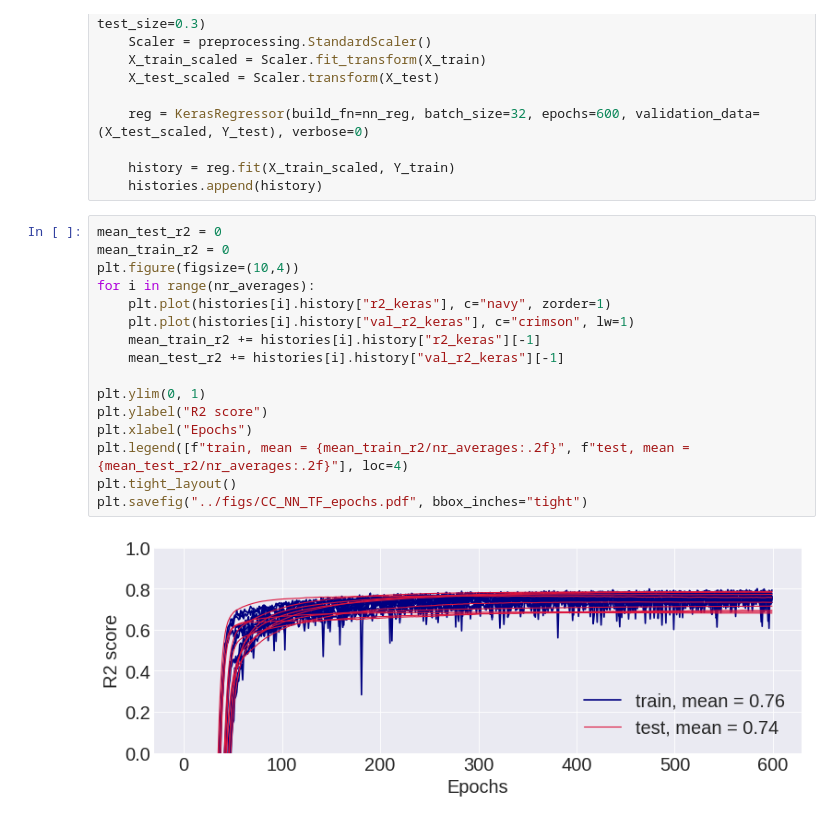
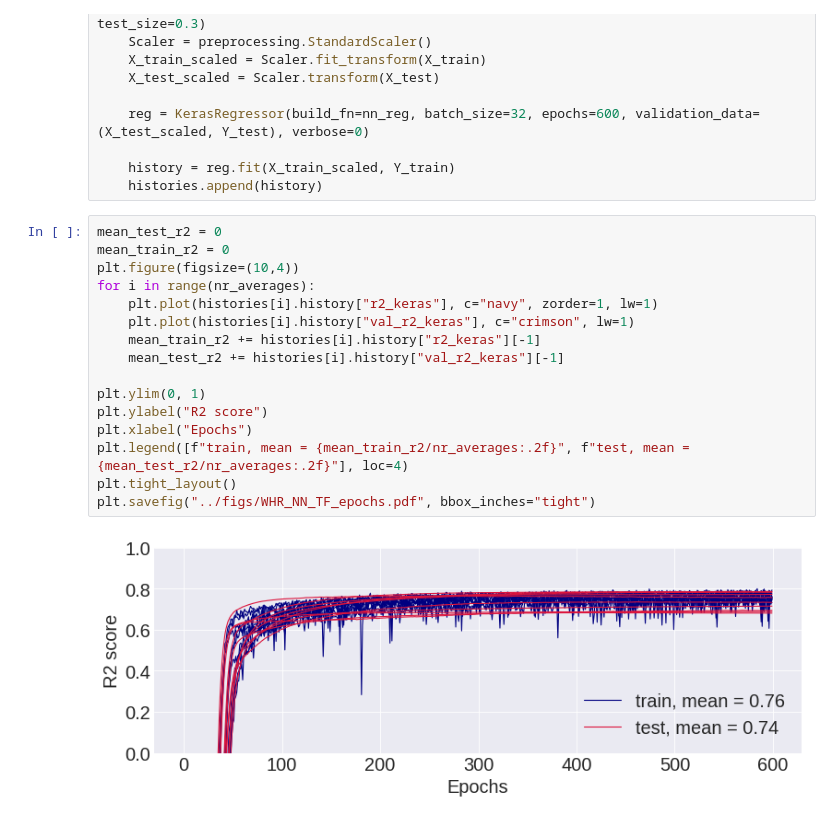
Before and after one commit to asdfbat/FYS-STK4155, a Jupyter notebook: Project2/src/world_happiness_NN_TF.ipynb, the cells around one changed output. Drawn from its saved outputs; the diff is of its cells as text.

```diff
--- a/Project2/src/world_happiness_NN_TF.ipynb
+++ b/Project2/src/world_happiness_NN_TF.ipynb
@@ -254,18 +254,18 @@ for i in trange(nr_averages):
 # %%
 mean_test_r2 = 0
 mean_train_r2 = 0
 plt.figure(figsize=(10,4))
 for i in range(nr_averages):
-    plt.plot(histories[i].history["r2_keras"], c="navy", zorder=1)
+    plt.plot(histories[i].history["r2_keras"], c="navy", zorder=1, lw=1)
     plt.plot(histories[i].history["val_r2_keras"], c="crimson", lw=1)
     mean_train_r2 += histories[i].history["r2_keras"][-1]
     mean_test_r2 += histories[i].history["val_r2_keras"][-1]
 
 plt.ylim(0, 1)
 plt.ylabel("R2 score")
 plt.xlabel("Epochs")
 plt.legend([f"train, mean = {mean_train_r2/nr_averages:.2f}", f"test, mean = {mean_test_r2/nr_averages:.2f}"], loc=4)
 plt.tight_layout()
-plt.savefig("../figs/CC_NN_TF_epochs.pdf", bbox_inches="tight")
+plt.savefig("../figs/WHR_NN_TF_epochs.pdf", bbox_inches="tight")
 # %% [output]
-[figure, old version]
+[figure, new version]
```
Also changed, not shown: parts of 1 cell of this notebook, 8 other files.
